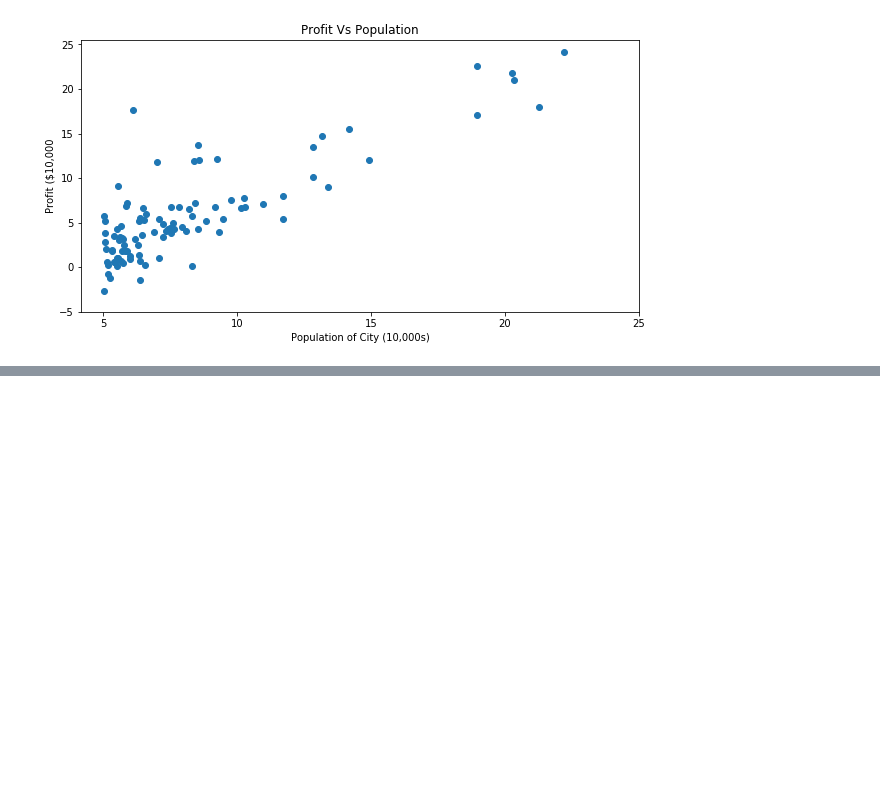
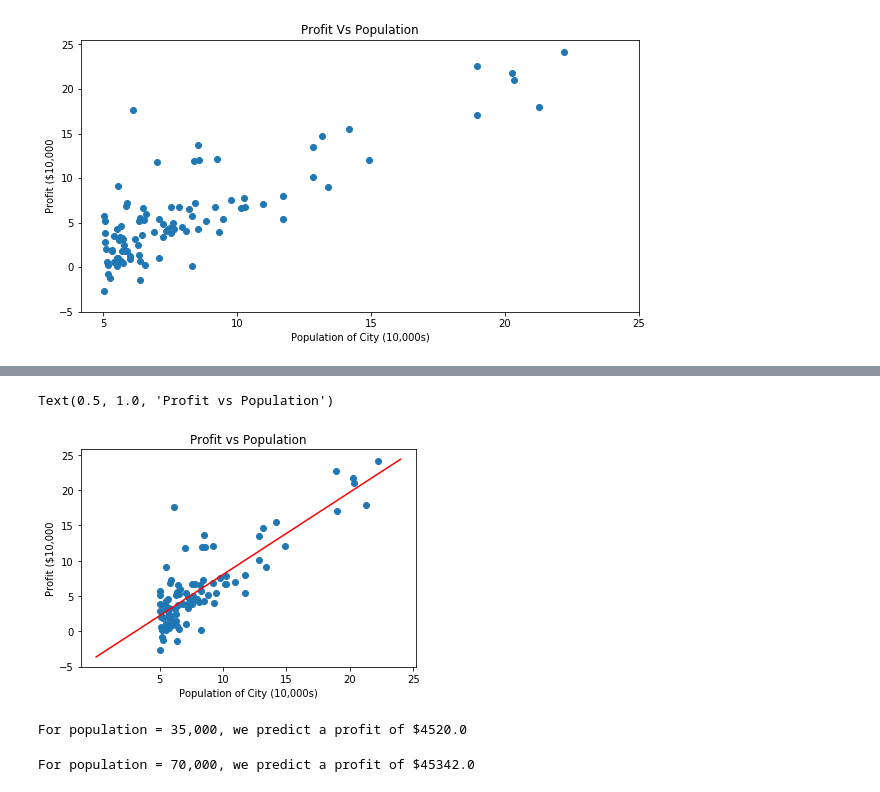
Before and after one commit to mzhoolideh/Intro_To_ML, a Jupyter notebook: hm1.ipynb, the cells around one changed output, grey strips where cells are left out. Cells and saved outputs as stored; diff of their text form; code cells hidden in the pictures; blank space fills up the shorter version.

```diff
--- a/hm1.ipynb
+++ b/hm1.ipynb
@@ -37,0 +111,31 @@ Text(0.5, 1.0, 'Profit Vs Population')
+# %%
+plt.scatter(data[0],data[1])
+x_value=[x for x in range(25)]
+y_value=[y*theta[1]+theta[0] for y in x_value]
+plt.plot(x_value,y_value,color="r")
+plt.xticks(np.arange(5,30,step=5))
+plt.yticks(np.arange(-5,30,step=5))
+plt.xlabel("Population of City (10,000s)")
+plt.ylabel("Profit ($10,000")
+plt.title("Profit vs Population")
+# %% [output]
+Text(0.5, 1.0, 'Profit vs Population')
+[figure, added]
+# %%
+def predict(x,theta):
+    """
+    Takes in numpy array of x and theta and return the predicted value of y based on theta
+    """
+
+    predictions= np.dot(theta.transpose(),x)
+
+    return predictions[0]
+predict1=predict(np.array([1,3.5]),theta)*10000
+print("For population = 35,000, we predict a profit of $"+str(round(predict1,0)))
+# %% [output]
+For population = 35,000, we predict a profit of $4520.0
+# %%
+predict2=predict(np.array([1,7]),theta)*10000
+print("For population = 70,000, we predict a profit of $"+str(round(predict2,0)))
+# %% [output]
+For population = 70,000, we predict a profit of $45342.0
```
Also changed, not shown: parts of 5 cells of this notebook.
